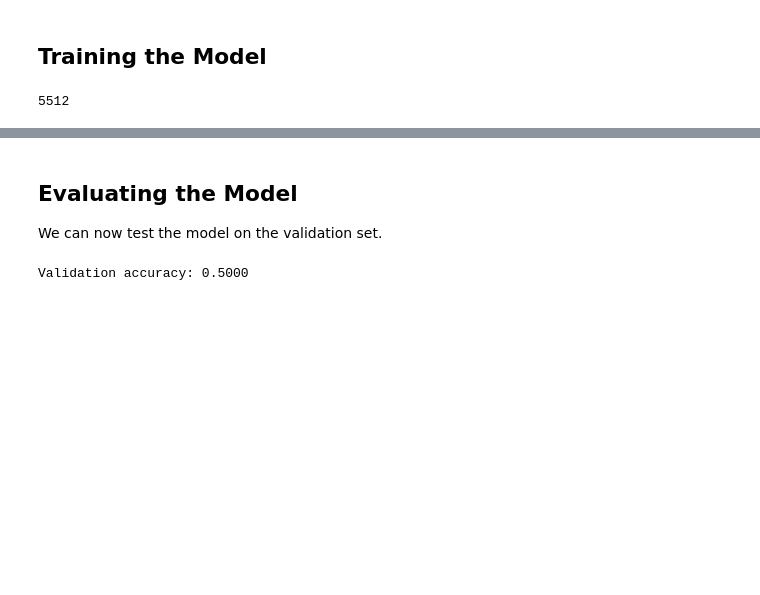
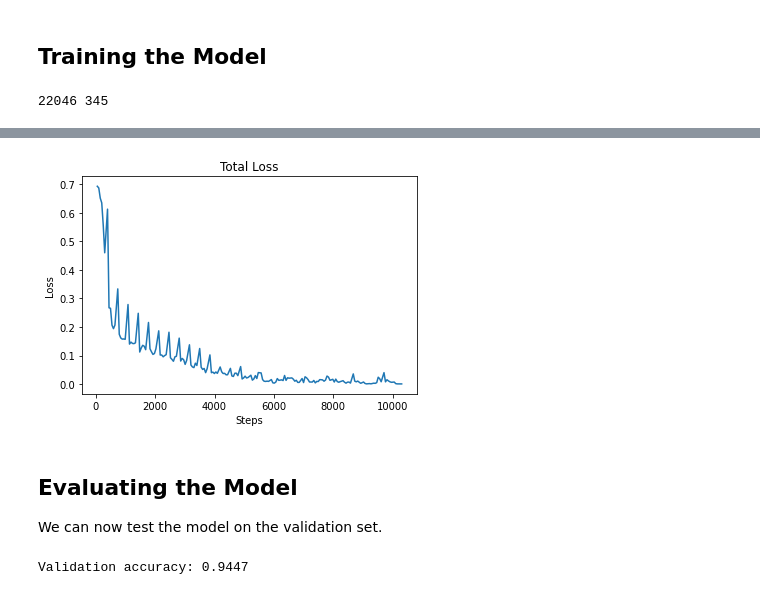
Before and after one commit to michaeljsXu/APS360_Malaria_Detection, a Jupyter notebook: src/malaria.ipynb, the cells around one changed output, grey strips where cells are left out. Saved outputs shown, nothing was run; the diff lists cells and outputs as text; code cells hidden in the pictures; blank space fills up the shorter version.

Commit message:
Achieving above 95% on the malaria classification dataset from the tensorflow.

```diff
--- a/src/malaria.ipynb
+++ b/src/malaria.ipynb
@@ -148,7 +149,7 @@ show_malaria_image(resized_img, small_images[index][1])
 Resizing all the images:
 # %%
 # resize all the images and store back into df
-df["image"] = df["image"].apply(lambda x: resize(x, (150, 150)))
+df["image"] = df["image"].apply(lambda x: resize(x, (64, 64)))
 # %%
 # get list of 4 random number within len(df)
 indexes = random.sample(range(len(df)), 4)
@@ -246,10 +237,12 @@ class CNN(nn.Module):
         output = self.fc_layers(output)
         return output
 # %%
-model = CNN(3, 6, 64)
+learning_rate = 0.001
 
-loss = nn.BCELoss()
-optimizer = optim.Adam(model.parameters(), lr=0.001)
+model = CNN()
+
+loss = nn.BCEWithLogitsLoss()
+optimizer = optim.Adam(model.parameters(), lr=learning_rate)
 # %% [markdown]
 Check that the model architecture is correct:
 # %%
@@ -265,13 +260,27 @@ for i, (images, labels) in enumerate(train_loader):
 # %% [markdown]
 ## Training the Model
 # %%
-num_epochs = 1
-learning_rate = 0.001
 num_steps = len(train_loader)
-print(num_steps)
+print(len(df_trn), num_steps)
 # %% [output]
-5512
+22046 345
+# %%
+def evaluate(model, loader):
+    total_err = 0
+    total_samples = 0
+    for images, labels in loader:
+        # ensure labels are same size and type
+        outputs = model(images)
+        correct = (outputs > 0.0).squeeze().long() != labels
+        total_err += int(correct.sum())
+        total_samples += len(labels)
+    return float(total_err) / total_samples
 # %%
+num_epochs = 30
+running_loss = 0
+total_loss = []
+total_steps = []
+
 for epoch in range(num_epochs):
     for i, (images, labels) in enumerate(train_loader):
         # ensure labels are same size and type
@@ -283,7 +292,19 @@ for epoch in range(num_epochs):
         optimizer.zero_grad()
         loss_value.backward()
         optimizer.step()
-        # print loss
-        if i % 500 == 0:
-            print(f"Epoch {epoch+1}/{num_epochs}, Step {i}/{num_steps}, Loss: {loss_value.item():.4f}")
+        # for statistics
+        running_loss += loss_value.item()
+        if (i + 1) % 50 == 0:
+            total_loss.append(running_loss / 50)
+            total_steps.append(epoch * num_steps + i)
+            running_loss = 0
+    validation_error = evaluate(model, val_loader)
+    print(f"Epoch {epoch+1}/{num_epochs}, Loss: {loss_value.item()}, Validation Error: {validation_error}")
+
+# show total loss
+plt.title("Total Loss")
+plt.plot(total_steps, total_loss)
+plt.xlabel("Steps")
+plt.ylabel("Loss")
+plt.show()
 # %% [output]
@@ -302,3 +328,4 @@ Epoch 1/1, Step 5500/5512, Loss: 0.0440
+[figure, added]
 # %% [markdown]
 ## Evaluating the Model
 
@@ -309,12 +333,5 @@ val_loader = DataLoader(val_dataset, batch_size=4, shuffle=False)
-# %%
-accuracy = 0
-with torch.no_grad():
-    for images, labels in val_loader:
-        outputs = model(images)
-        _, predictions = torch.max(outputs, axis=1)
-        accuracy += (predictions == labels).sum().item()
-
-    accuracy /= len(val_dataset)
-    print(f"Validation accuracy: {accuracy:.4f}")
-# %% [output]
-Validation accuracy: 0.5000
+# %%
+accuracy = 1 - evaluate(model, val_loader)
+print(f"Validation accuracy: {accuracy:.4f}")
+# %% [output]
+Validation accuracy: 0.9447
```
Also changed, not shown: parts of 8 cells of this notebook, 1 other file.
